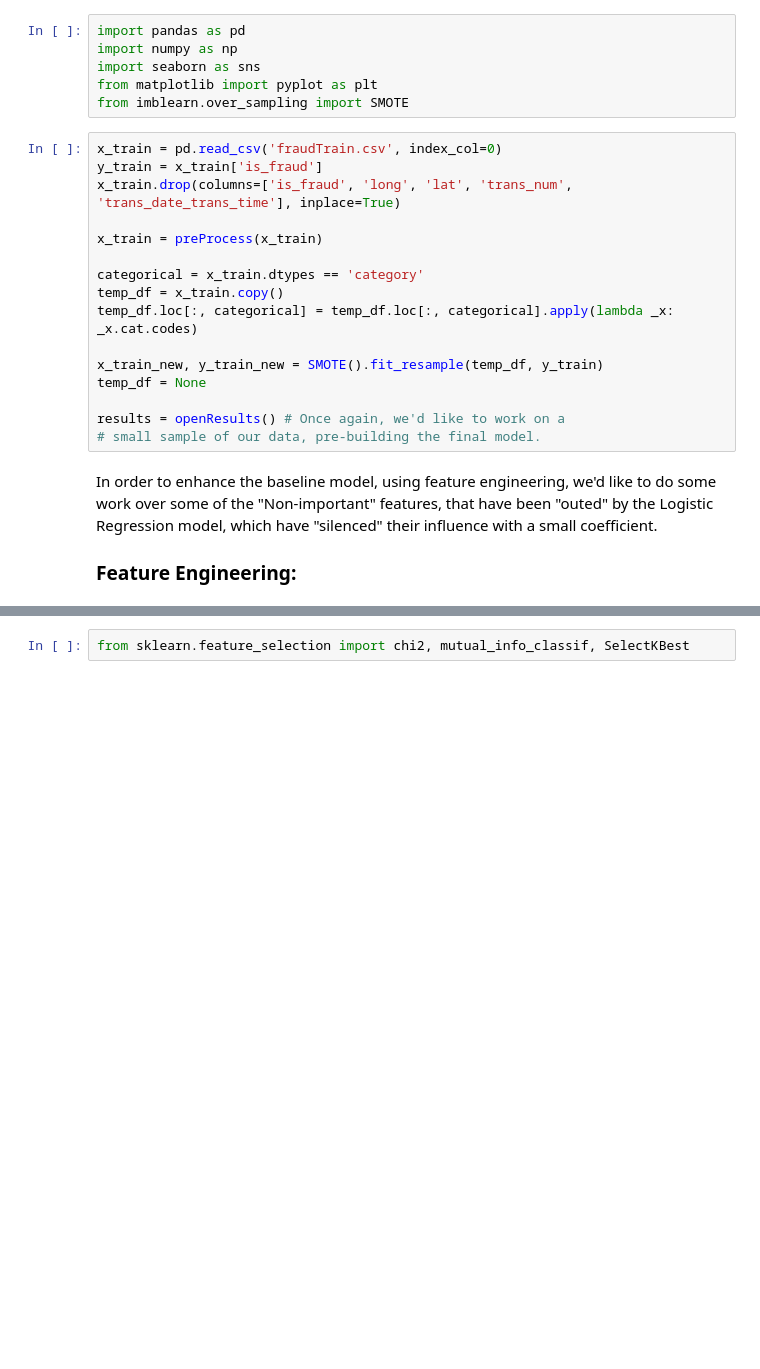
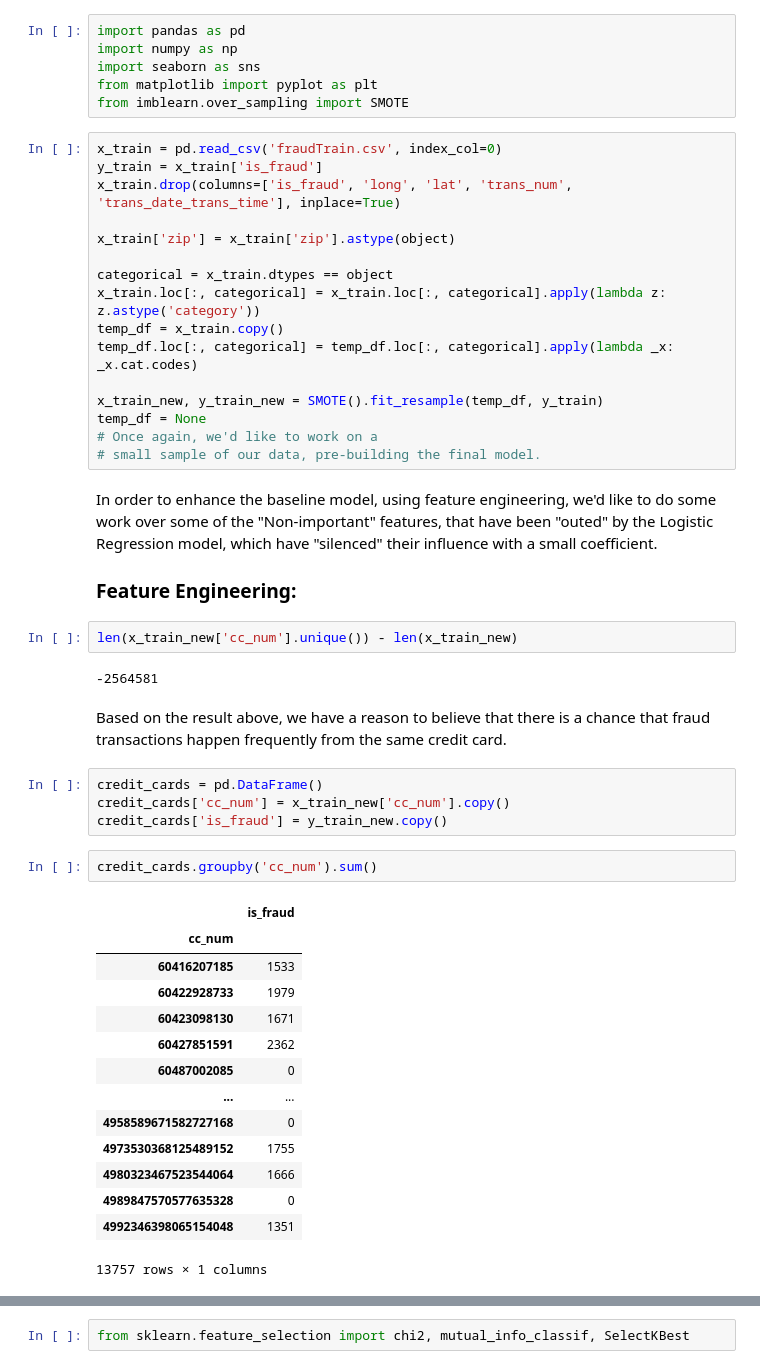
Before and after one commit to Matt88Ac/AdvancedML_Assignment2, a Jupyter notebook: Advanced Machine Learning - HW #2.ipynb, the cells around one changed output, grey strips where cells are left out. Drawn from its saved outputs; the diff is of its cells as text; blank space fills up the shorter version.

```diff
--- a/Advanced Machine Learning - HW #2.ipynb
+++ b/Advanced Machine Learning - HW #2.ipynb
@@ -611,18 +611,45 @@ x_train = pd.read_csv('fraudTrain.csv', index_col=0)
 y_train = x_train['is_fraud']
 x_train.drop(columns=['is_fraud', 'long', 'lat', 'trans_num', 'trans_date_trans_time'], inplace=True)
 
-x_train = preProcess(x_train)
+x_train['zip'] = x_train['zip'].astype(object)
 
-categorical = x_train.dtypes == 'category'
+categorical = x_train.dtypes == object
+x_train.loc[:, categorical] = x_train.loc[:, categorical].apply(lambda z: z.astype('category'))
 temp_df = x_train.copy()
 temp_df.loc[:, categorical] = temp_df.loc[:, categorical].apply(lambda _x: _x.cat.codes)
 
 x_train_new, y_train_new = SMOTE().fit_resample(temp_df, y_train)
 temp_df = None
-
-results = openResults() # Once again, we'd like to work on a
+# Once again, we'd like to work on a
 # small sample of our data, pre-building the final model.
 # %% [markdown]
 In order to enhance the baseline model, using feature engineering, we'd like to do some work over some of the "Non-important" features, that have been "outed" by the Logistic Regression model, which have "silenced" their influence with a small coefficient.
 
 ### Feature Engineering:
+# %%
+len(x_train_new['cc_num'].unique()) - len(x_train_new)
+# %% [output]
+-2564581
+# %% [markdown]
+Based on the result above, we have a reason to believe that there is a chance that fraud transactions happen frequently from the same credit card.
+# %%
+credit_cards = pd.DataFrame()
+credit_cards['cc_num'] = x_train_new['cc_num'].copy()
+credit_cards['is_fraud'] = y_train_new.copy()
+# %%
+credit_cards.groupby('cc_num').sum()
+# %% [output]
+|  | is_fraud |
+| cc_num |  |
+| 60416207185 | 1533 |
+| 60422928733 | 1979 |
+| 60423098130 | 1671 |
+| 60427851591 | 2362 |
+| 60487002085 | 0 |
+| ... | ... |
+| 4958589671582727168 | 0 |
+| 4973530368125489152 | 1755 |
+| 4980323467523544064 | 1666 |
+| 4989847570577635328 | 0 |
+| 4992346398065154048 | 1351 |
+13757 rows × 1 columns
```
Also changed, not shown: parts of 25 cells of this notebook.
